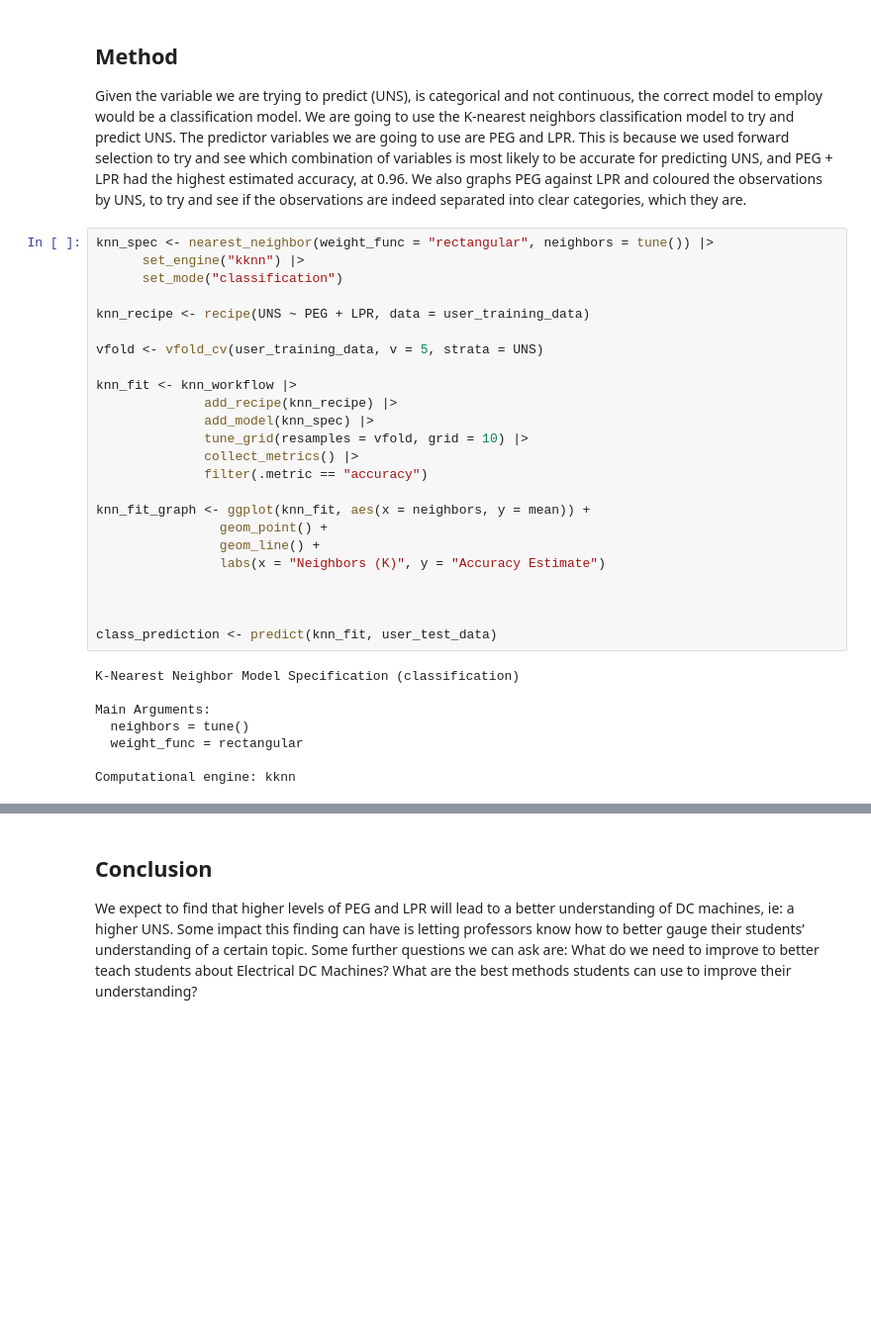
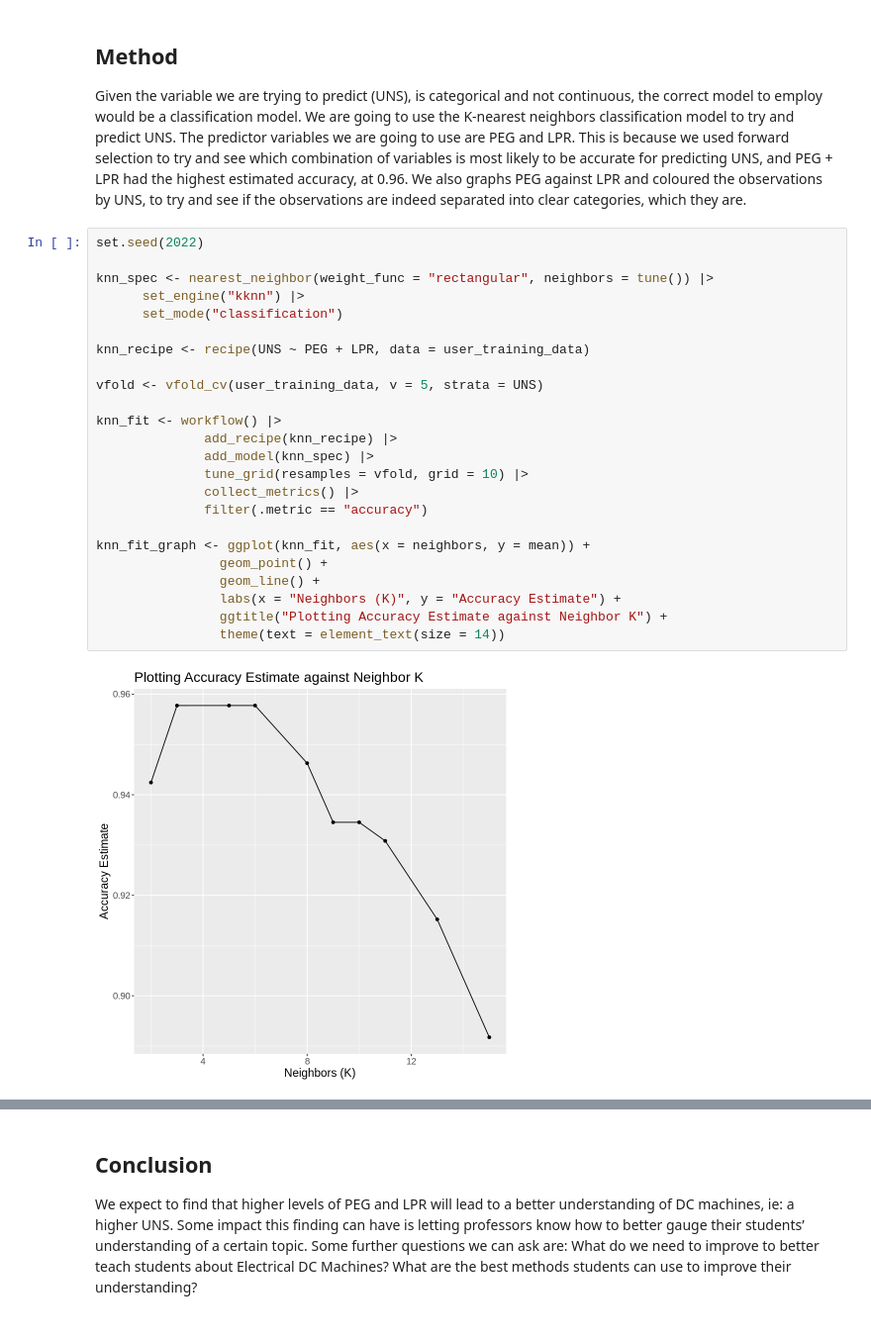
Before and after one commit to jjannahm/dsci_groupproject_report, a Jupyter notebook: proposal.ipynb, the cells around one changed output, grey strips where cells are left out. Shown at 99% size. Drawn from its saved outputs; the diff is of its cells as text; blank space fills up the shorter version.

Commit message:
Updating the code again

```diff
--- a/proposal.ipynb
+++ b/proposal.ipynb
@@ -215,34 +213,28 @@ point
 ## Method
 Given the variable we are trying to predict (UNS), is categorical and not continuous, the correct model to employ would be a classification model. We are going to use the K-nearest neighbors classification model to try and predict UNS. The predictor variables we are going to use are PEG and LPR. This is because we used forward selection to try and see which combination of variables is most likely to be accurate for predicting UNS, and PEG + LPR had the highest estimated accuracy, at 0.96. We also graphs PEG against LPR and coloured the observations by UNS, to try and see if the observations are indeed separated into clear categories, which they are.
 # %%
+set.seed(2022)
+
 knn_spec <- nearest_neighbor(weight_func = "rectangular", neighbors = tune()) |>
       set_engine("kknn") |>
       set_mode("classification")
 
 knn_recipe <- recipe(UNS ~ PEG + LPR, data = user_training_data)
 
 vfold <- vfold_cv(user_training_data, v = 5, strata = UNS)
 
-knn_fit <- knn_workflow |>
+knn_fit <- workflow() |>
               add_recipe(knn_recipe) |>
               add_model(knn_spec) |>
               tune_grid(resamples = vfold, grid = 10) |>
               collect_metrics() |>
               filter(.metric == "accuracy")
 
 knn_fit_graph <- ggplot(knn_fit, aes(x = neighbors, y = mean)) +
                 geom_point() +
                 geom_line() +
-                labs(x = "Neighbors (K)", y = "Accuracy Estimate")
-
-
-
-class_prediction <- predict(knn_fit, user_test_data)
+                labs(x = "Neighbors (K)", y = "Accuracy Estimate") +
+                ggtitle("Plotting Accuracy Estimate against Neighbor K") +
+                theme(text = element_text(size = 14))
 # %% [output]
-K-Nearest Neighbor Model Specification (classification)
-
-Main Arguments:
-  neighbors = tune()
-  weight_func = rectangular
-
-Computational engine: kknn
+[figure, added]
```
Also changed, not shown: parts of 9 cells of this notebook.
